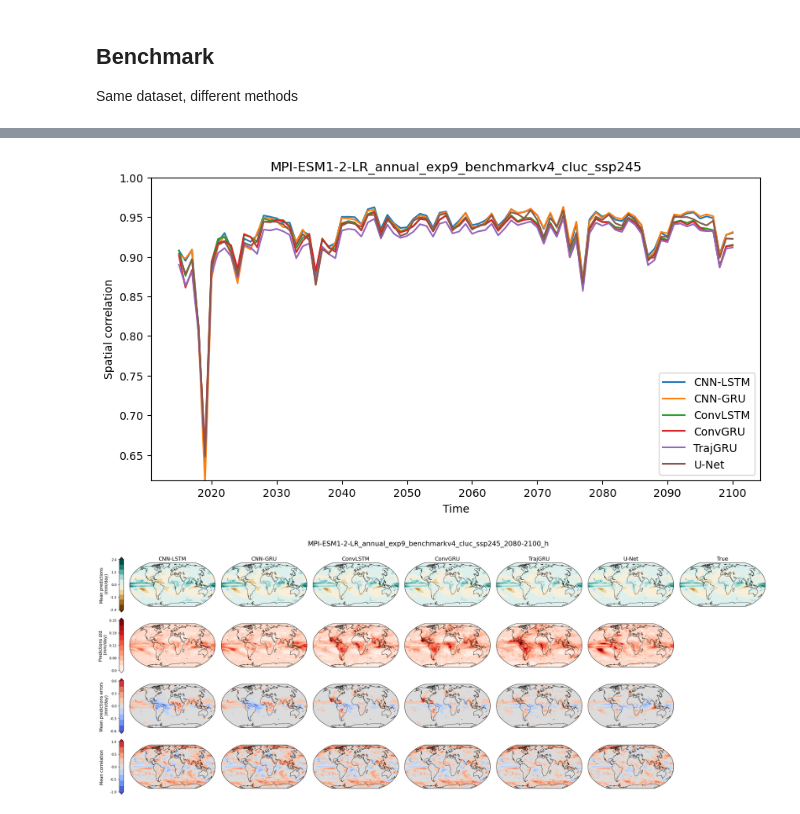
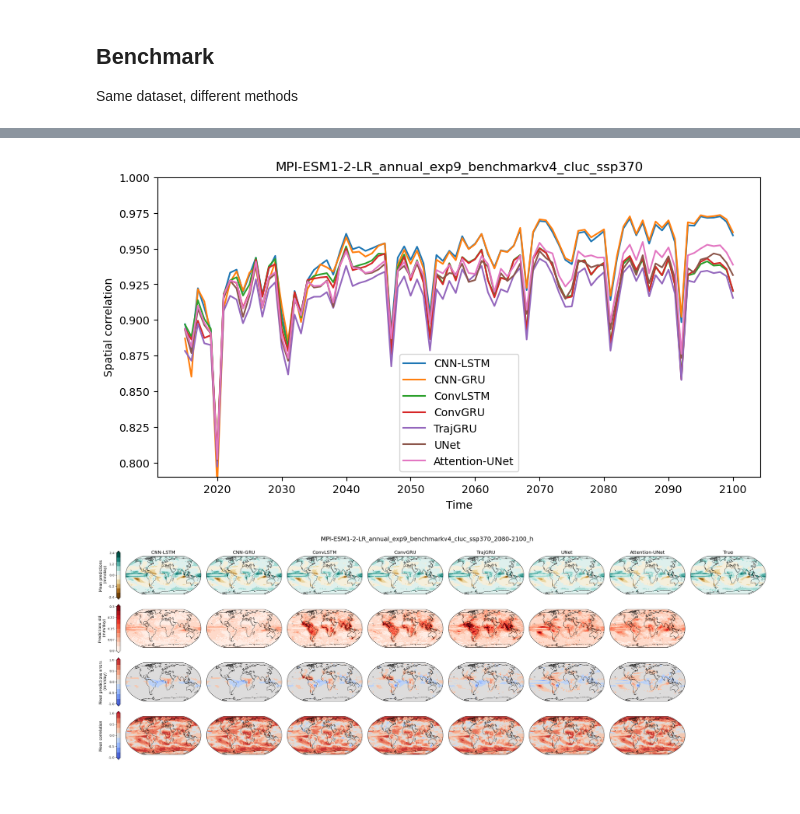
Before and after one commit to zoeleila/scenarIA, a Jupyter notebook: src/plots/benchmark.ipynb, the cells around one changed output, grey strips where cells are left out. Drawn from its saved outputs; the diff is of its cells as text; code cells hidden in the pictures.

```diff
--- a/src/plots/benchmark.ipynb
+++ b/src/plots/benchmark.ipynb
@@ -41,7 +41,7 @@ simus_dict = {'ssp245': {'color': 'royalblue',
 clim = xr.open_dataset(DATASET_DIR / f'MPI-ESM1-2-LR/annual/outputs_piControl.nc').mean('member')
 clim = clim.sel(time=slice('1850-01-01', '2250-12-31')).mean('time')[var_name].values
 # %%
-true_simu = 'ssp245'
+true_simu = 'ssp370'
 # %%
 
 mini_dict = simus_dict[true_simu]
@@ -64,7 +64,9 @@ y_hat_dict = {'CNN-LSTM': xr.open_dataset(pred_path / f'MPI-ESM1-2-LR_annual_exp
         'ConvLSTM': xr.open_dataset(pred_path / f'MPI-ESM1-2-LR_annual_exp9_{true_simu}_pr_convlstm_seq5_mem30_epoch100_bs4_clim.nc')['pr'].values - clim,
         'ConvGRU': xr.open_dataset(pred_path / f'MPI-ESM1-2-LR_annual_exp9_{true_simu}_pr_convgru_seq5_mem30_epoch100_bs4_clim.nc')['pr'].values - clim,
         'TrajGRU': xr.open_dataset(pred_path / f'MPI-ESM1-2-LR_annual_exp9_{true_simu}_pr_trajgru_seq5_mem30_epoch100_bs4_clim.nc')['pr'].values - clim,
-        'U-Net': xr.open_dataset(pred_path / f'MPI-ESM1-2-LR_annual_exp9_{true_simu}_pr_unet_seq5_mem30_epoch100_bs4_clim.nc')['pr'].values - clim}
+        'UNet': xr.open_dataset(pred_path / f'MPI-ESM1-2-LR_annual_exp9_{true_simu}_pr_unet_seq5_mem30_epoch100_bs4_clim.nc')['pr'].values - clim,
+        'Attention-UNet' : xr.open_dataset(pred_path / f'MPI-ESM1-2-LR_annual_exp9_{true_simu}_pr_attention-unet_seq5_mem30_epoch100_bs4_clim_64.nc')['pr'].values - clim}
+        #'Pattern-Scaling' : xr.open_dataset(pred_path / f'MPI-ESM1-2-LR_annual_exp9_{true_simu}_pr_pattern-scaling_seq1_mem30.nc')['pr'].values - clim}
 # %%
 for key, value in y_hat_dict.items():
     test_dict = {key:value}
@@ -90,25 +93,25 @@ for key, value in y_hat_dict.items():
 # %%
 # Figure : Correlation spatiale
 
 fig, ax1 = plt.subplots(figsize = (10,5))
 for key, value in y_hat_dict.items():
     data = np.stack(value, axis=0)
     corr_list = []
     for run in range(data.shape[0]):
         data_seed = data[run]
         corr = [stats.pearsonr(y[i].flatten(), data_seed[i, ...].flatten()).statistic for i in range(y.shape[0])]
         corr_list.append(corr)
     corr_mean = np.stack(corr_list,axis=0).mean(axis=0)
     ax1.plot(t, corr_mean, label=key)
     ax1.set_title(title)
     ax1.set_xlabel('Time')
     ax1.set_ylabel('Spatial correlation')
     ax1.set_ylim(None,1)
 ax1.legend()
-
-fig.savefig(save_dir/f'{title}_spatial_correlation.png')
+if save_dir:
+    fig.savefig(save_dir/f'{title}_spatial_correlation.png')
 # %% [output]
-[figure, old version]
+[figure, new version]
 # %%
 y_end = y[-21:, :, :]
 for key, y_hat in y_hat_dict.items():
@@ -120,7 +123,7 @@ compare_metrics_maps(y_end,
                     save_dir=save_dir,
                     config_plots=config_plots)
 # %% [output]
-[figure, old version]
+[figure, new version]
 # %%
 y_end = y[-21:, :, :]
 for key, y_hat in y_hat_dict.items():
```
Also changed, not shown: parts of 2 cells of this notebook, 10 other files.
